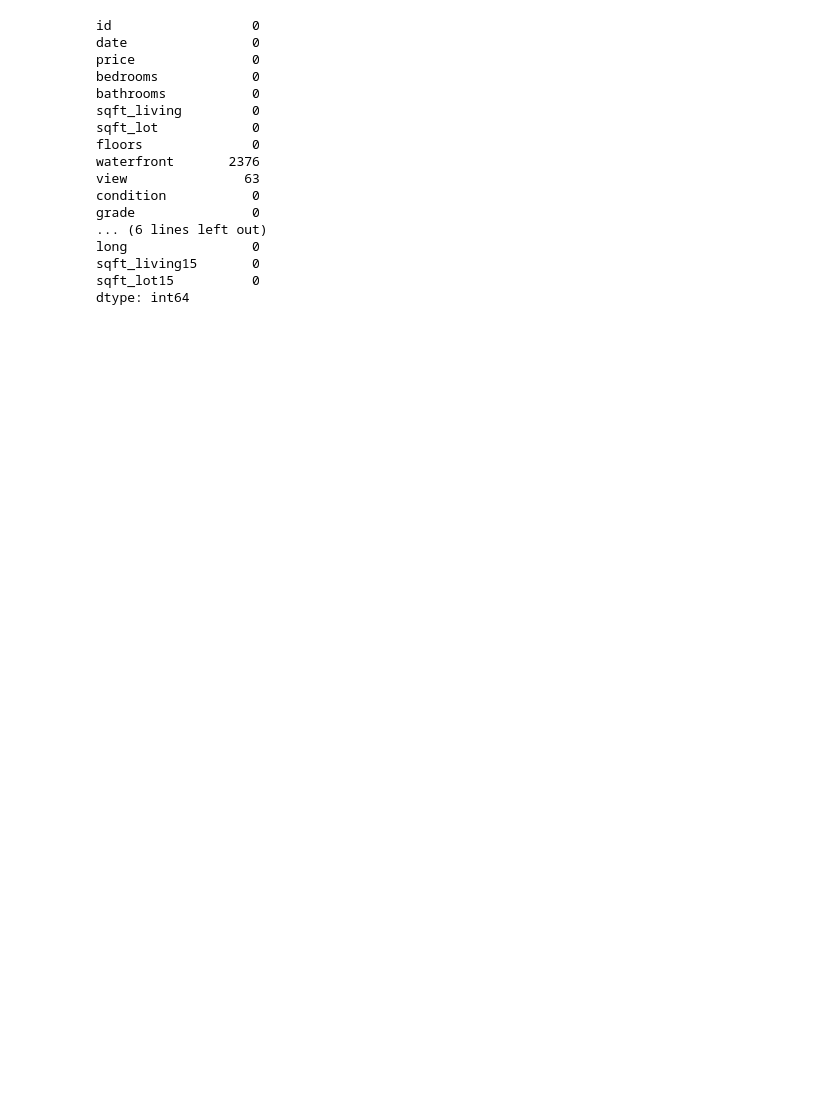
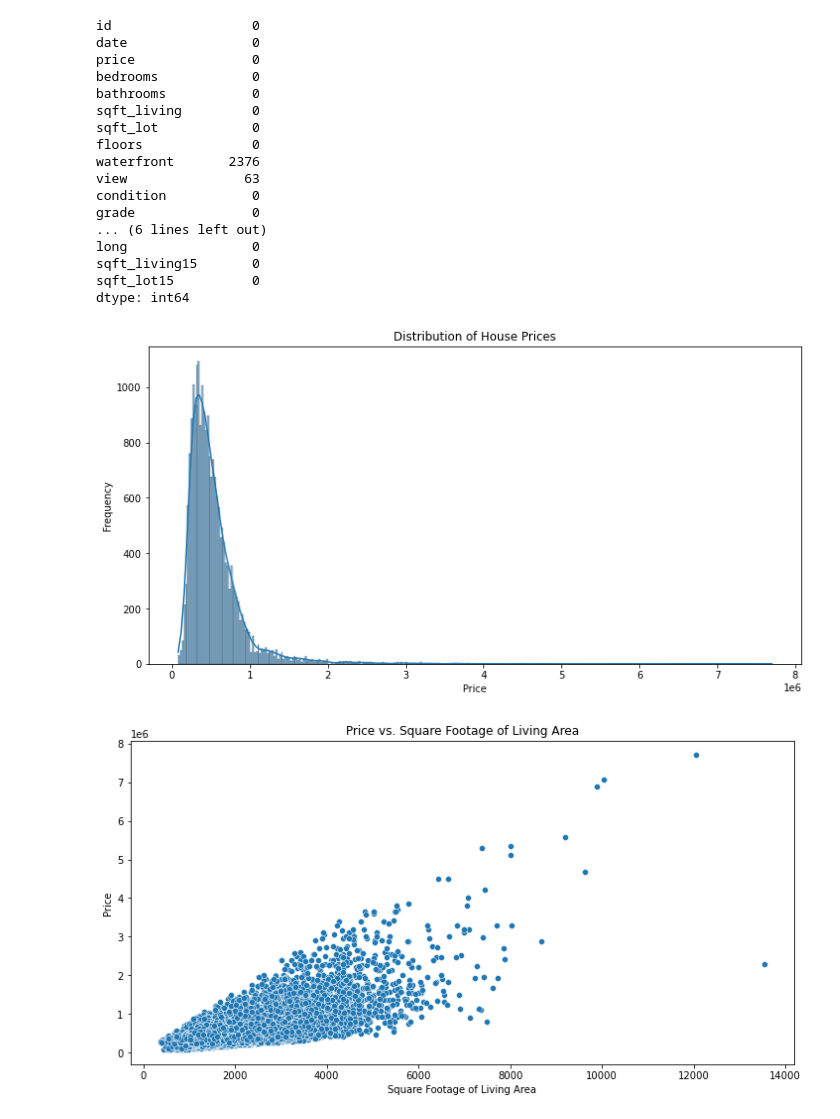
Before and after one commit to KariukiBrian/Phase2projectgroup11, a Jupyter notebook: faith.ipynb, the cells around one changed output. Cells and saved outputs as stored; diff of their text form; code cells hidden in the pictures; blank space fills up the shorter version.

```diff
--- a/faith.ipynb
+++ b/faith.ipynb
@@ -79,0 +84,25 @@ dtype: int64
+# %%
+# Plot distributions of key features
+plt.figure(figsize=(12, 6))
+sns.histplot(df['price'], kde=True)
+plt.title('Distribution of House Prices')
+plt.xlabel('Price')
+plt.ylabel('Frequency')
+plt.show()
+
+# Scatter plot of price vs. sqft_living
+plt.figure(figsize=(12, 6))
+sns.scatterplot(x='sqft_living', y='price', data=df)
+plt.title('Price vs. Square Footage of Living Area')
+plt.xlabel('Square Footage of Living Area')
+plt.ylabel('Price')
+plt.show()
+
+# Correlation matrix
+plt.figure(figsize=(12, 6))
+sns.heatmap(df.corr(), annot=True, cmap='coolwarm')
+plt.title('Correlation Matrix')
+plt.show()
+# %% [output]
+[figure, added]
+[figure, added]
```
Also changed, not shown: parts of 9 cells of this notebook.
